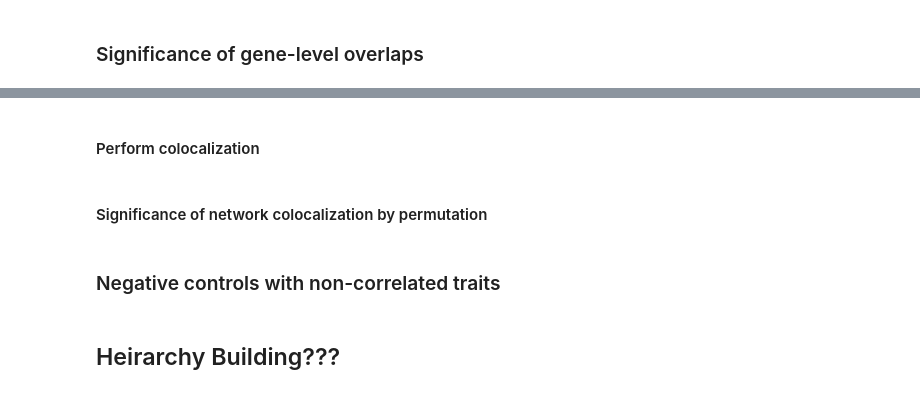
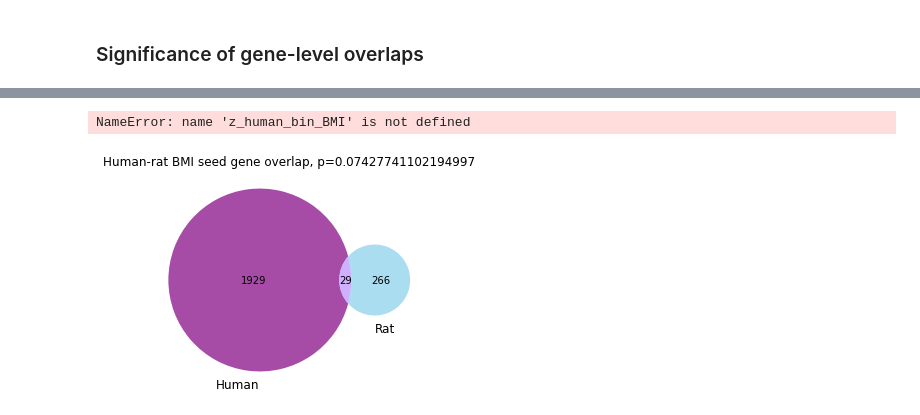
Before and after one commit to sarah-n-wright/CrossSpeciesBMI, a Jupyter notebook: Main Rat_Human.ipynb, the cells around one changed output, grey strips where cells are left out. Drawn from its saved outputs; the diff is of its cells as text; code cells hidden in the pictures.

Commit message:
Initial commit of notebook modifications and updated analysis. First version of main notebook

```diff
--- a/Main Rat_Human.ipynb
+++ b/Main Rat_Human.ipynb
@@ -10,8 +30,11 @@
 # %% [markdown]
 ### Global variables
 # %%
-DATADIR= # location of input datasets
-OUTDIR=DATADIR # path to save intermediate and final datasets
-ratThresh=
-numreps=
+DATADIR= '~/Data/rat/data/final/'# location of input datasets
+OUTDIR= '/cellar/users/snwright/Data/Transfer/rat/' # path to save intermediate and final datasets
+ratThresh='relaxed'
+num_reps=1000
+mapper='PASCAL'
+adj_type='bonf'
+rerun_analysis=False
 # %% [markdown]
@@ -20,0 +100,17 @@ numreps=
+# %%
+import ndex2
+interactome_uuid='4de852d9-9908-11e9-bcaf-0ac135e8bacf'
+ndex_server='public.ndexbio.org'
+ndex_user=None
+ndex_password=None
+G_PC = ndex2.create_nice_cx_from_server(
+            ndex_server,
+            username=ndex_user,
+            password=ndex_password,
+            uuid=interactome_uuid
+        ).to_networkx()
+nodes = list(G_PC.nodes)
+
+# print out interactome num nodes and edges for diagnostic purposes
+print('number of nodes:', len(G_PC.nodes))
+print('number of edges:', len(G_PC.edges))
@@ -21,3 +120,5 @@ numreps=
+# %%
+pc_nodes = list(G_PC.nodes)
 # %% [markdown]
 ### Load seed genes
 Seed or gene scores?
@@ -23,0 +127,7 @@ Seed or gene scores?
+# %%
+# Human BMI seed genes
+seed_bin_human_BMI = load_human_seed_genes(DATADIR+'GIANT_BMI_pascal.sum.genescores.txt',
+                                           pc_nodes, 'BMI')
+# Human standing height seed genes
+seed_bin_human_height = load_human_seed_genes(DATADIR+'GIANT_standing_height_pascal.sum.genescores.txt',
+                                              pc_nodes, 'height')
@@ -46,8 +267,25 @@ Seed or gene scores?
-# %% [markdown]
-#### Perform colocalization
-# %% [markdown]
-#### Significance of network colocalization by permutation
-# %% [markdown]
-### Negative controls with non-correlated traits
-# %% [markdown]
-## Heirarchy Building???
+# %%
+
+
+preserve_topology=False
+
+z_dict = {'hBMI':z_human_bin_BMI,'hHeight':z_human_bin_height,
+          'rBMI':z_rat_BMI,'rBL':z_rat_BL,
+          'hAR':z_human_bin_AR,'hBP1':z_human_bin_BP1,
+          'hBP4':z_human_bin_BP4}
+
+seed_dict = {'hBMI':seed_bin_human_BMI,'hHeight':seed_bin_human_height,
+             'rBMI':seed_bin_rat_BMI,'rBL':seed_bin_rat_BL,
+             'hAR':seed_bin_human_AR,'hBP1':seed_bin_human_BP1,
+             'hBP4':seed_bin_human_BP4}
+# %% [output]
+NameError: name 'z_human_bin_BMI' is not defined
+# %%
+hyper_BMI = hypergeom(M=len(pc_nodes), n=len(seed_bin_human_BMI), N=len(seed_bin_rat_BMI))
+BMI_intersect = set(seed_bin_human_BMI).intersection(set(seed_bin_rat_BMI))
+p_BMI_intersect = hyper_BMI.pmf(len(BMI_intersect))
+venn2([len(seed_bin_human_BMI)-len(BMI_intersect), len(seed_bin_rat_BMI)-len(BMI_intersect), len(BMI_intersect)], ["Human", "Rat"],
+     set_colors=('purple', 'skyblue'), alpha=0.7)
+_ = plt.title("Human-rat BMI seed gene overlap, p="+str(p_BMI_intersect))
+# %% [output]
+[figure, added]
```
Also changed, not shown: parts of 130 cells of this notebook, 21 other files.
